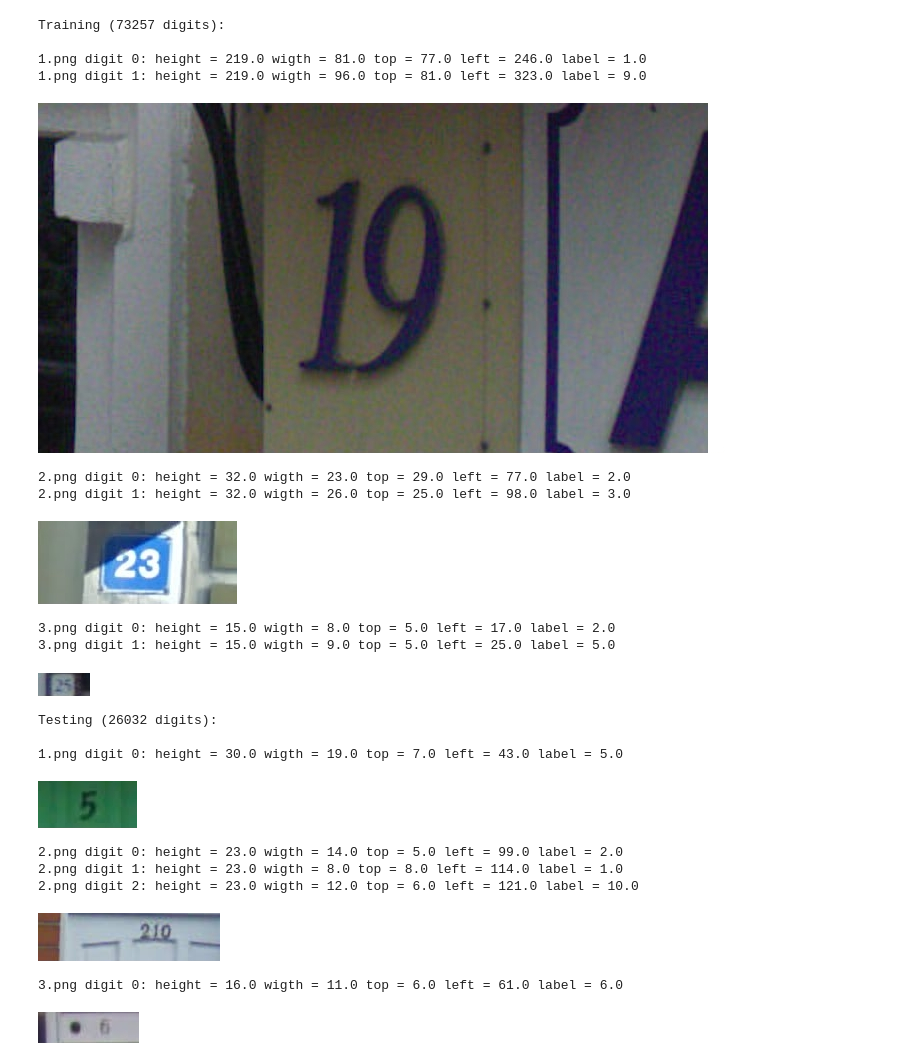
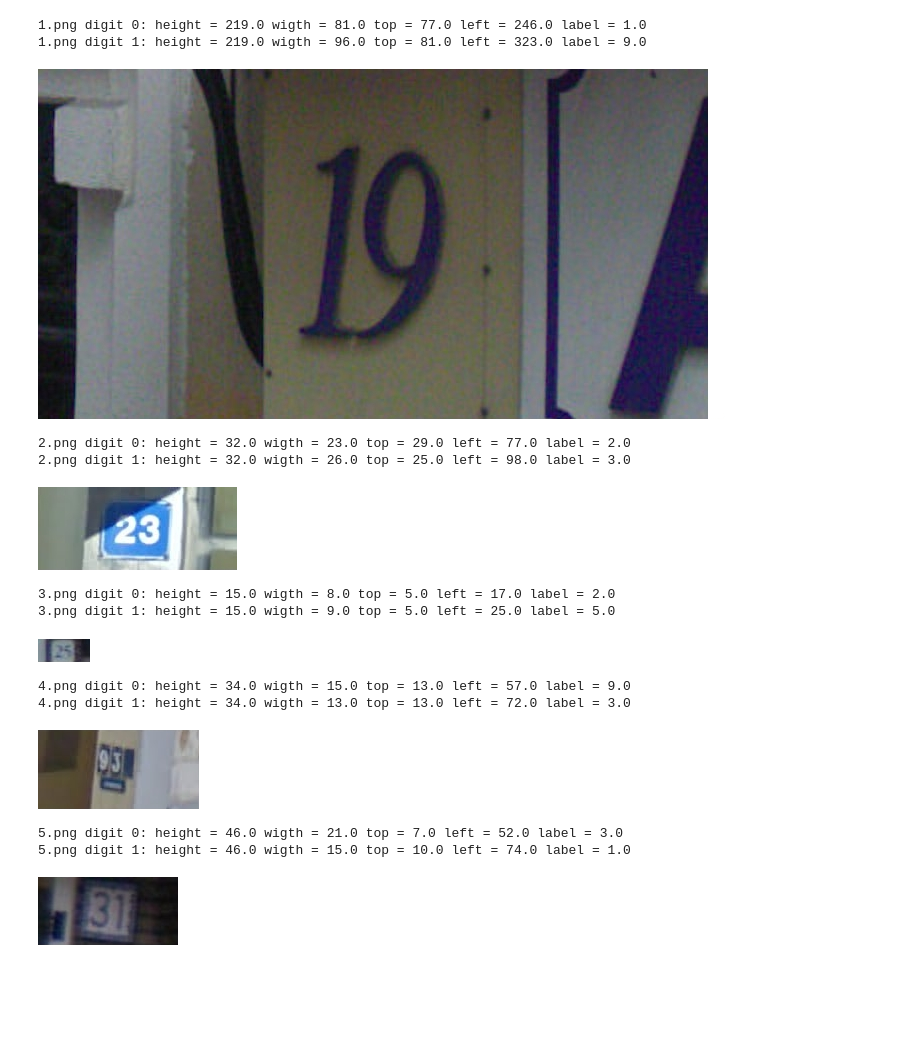
Before and after one commit to charlescc9/deep-learning-image-classification, a Jupyter notebook: svhn_large.ipynb, the cells around one changed output. Saved outputs shown, nothing was run; the diff lists cells and outputs as text; code cells hidden in the pictures; blank space fills up the shorter version.

```diff
--- a/svhn_large.ipynb
+++ b/svhn_large.ipynb
@@ -49,56 +49,34 @@ test_metadata = extract_metadata(test_dir)
 # extra_metadata = extract_metadata(extra_dir)
 # %%
 # Lets look at a few images
-print 'Training (' + str(sum([len(x) for x in train_metadata.values()])) + ' digits):'
-for i in xrange(1, 4):
+for i in xrange(1, 6):
     s = '\n'
     for j in xrange(len(train_metadata[str(i) + '.png'])):
         s += str(i) + '.png digit ' + str(j) + ':'
         s += ' height = ' + str(train_metadata[str(i) + '.png'][j]['height'])
         s += ' wigth = ' + str(train_metadata[str(i) + '.png'][j]['width'])
         s += ' top = ' + str(train_metadata[str(i) + '.png'][j]['top'])
         s += ' left = ' + str(train_metadata[str(i) + '.png'][j]['left'])
         s += ' label = ' + str(train_metadata[str(i) + '.png'][j]['label'])
         s += '\n' if j != len(train_metadata[str(i) + '.png']) - 1 else ''
     print s
     display.display(display.Image(train_dir + '/' + str(i) + '.png'))
-
-print '\n\n\n'
-print 'Testing (' + str(sum([len(x) for x in test_metadata.values()])) + ' digits):'
-for i in xrange(1, 4):
-    s = '\n'
-    for j in xrange(len(test_metadata[str(i) + '.png'])):
-        s += str(i) + '.png digit ' + str(j) + ':'
-        s += ' height = ' + str(test_metadata[str(i) + '.png'][j]['height'])
-        s += ' wigth = ' + str(test_metadata[str(i) + '.png'][j]['width'])
-        s += ' top = ' + str(test_metadata[str(i) + '.png'][j]['top'])
-        s += ' left = ' + str(test_metadata[str(i) + '.png'][j]['left'])
-        s += ' label = ' + str(test_metadata[str(i) + '.png'][j]['label'])
-        s += '\n' if j != len(test_metadata[str(i) + '.png']) - 1 else ''
-    print s
-    display.display(display.Image(test_dir + '/' + str(i) + '.png'))
 # %% [output]
-Training (73257 digits):
-
 1.png digit 0: height = 219.0 wigth = 81.0 top = 77.0 left = 246.0 label = 1.0
 1.png digit 1: height = 219.0 wigth = 96.0 top = 81.0 left = 323.0 label = 9.0
 [figure]
 2.png digit 0: height = 32.0 wigth = 23.0 top = 29.0 left = 77.0 label = 2.0
 2.png digit 1: height = 32.0 wigth = 26.0 top = 25.0 left = 98.0 label = 3.0
 [figure]
 3.png digit 0: height = 15.0 wigth = 8.0 top = 5.0 left = 17.0 label = 2.0
 3.png digit 1: height = 15.0 wigth = 9.0 top = 5.0 left = 25.0 label = 5.0
 [figure]
-Testing (26032 digits):
-
-1.png digit 0: height = 30.0 wigth = 19.0 top = 7.0 left = 43.0 label = 5.0
+4.png digit 0: height = 34.0 wigth = 15.0 top = 13.0 left = 57.0 label = 9.0
+4.png digit 1: height = 34.0 wigth = 13.0 top = 13.0 left = 72.0 label = 3.0
-[figure, old version]
+[figure, new version]
-2.png digit 0: height = 23.0 wigth = 14.0 top = 5.0 left = 99.0 label = 2.0
-2.png digit 1: height = 23.0 wigth = 8.0 top = 8.0 left = 114.0 label = 1.0
-2.png digit 2: height = 23.0 wigth = 12.0 top = 6.0 left = 121.0 label = 10.0
+5.png digit 0: height = 46.0 wigth = 21.0 top = 7.0 left = 52.0 label = 3.0
+5.png digit 1: height = 46.0 wigth = 15.0 top = 10.0 left = 74.0 label = 1.0
-[figure, old version]
+[figure, new version]
-3.png digit 0: height = 16.0 wigth = 11.0 top = 6.0 left = 61.0 label = 6.0
-[figure, removed]
 # %%
 # Convert images to grayscale, resize, and convert to numpy ndarrays
 img_size = 128
```
Also changed, not shown: parts of 2 cells of this notebook.
